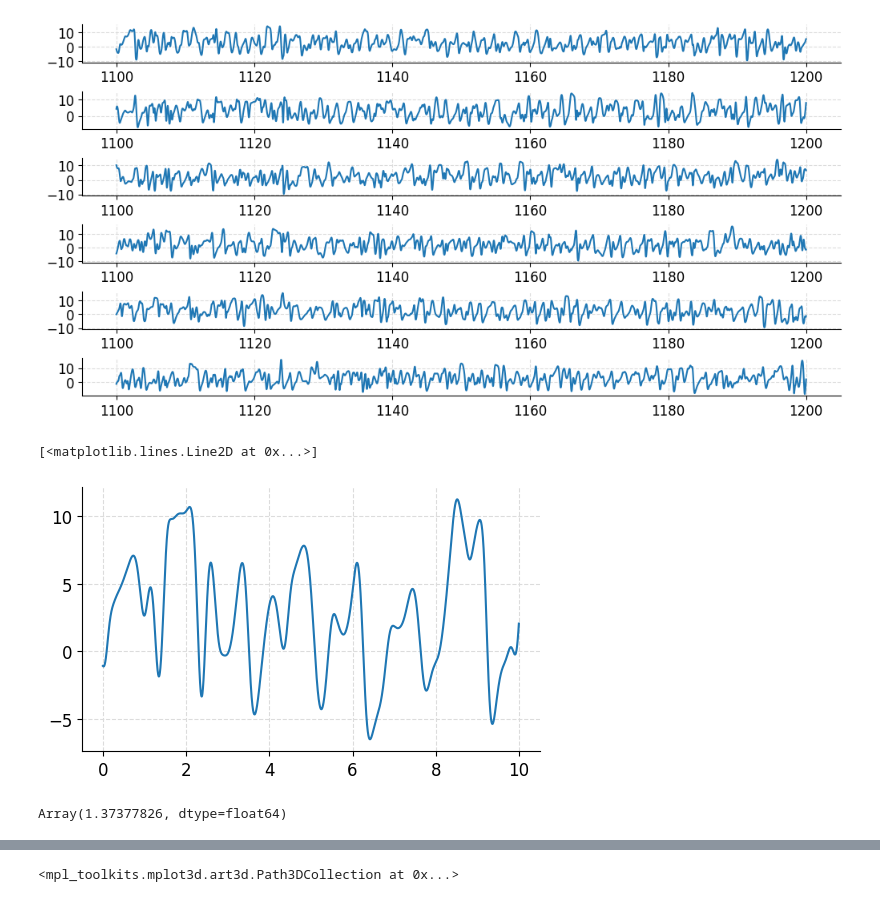
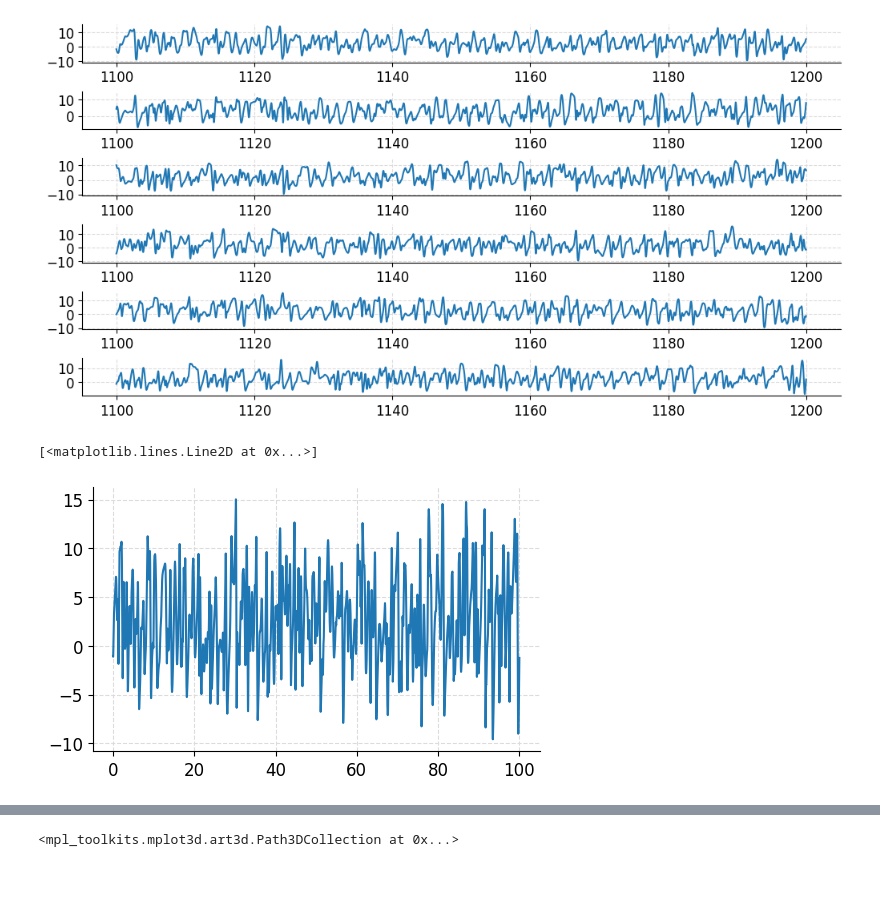
Before and after one commit to Jhko725/sandbox, a Jupyter notebook: notebooks/datasets/lorenz96.ipynb, the cells around one changed output, grey strips where cells are left out. Cells and saved outputs as stored; diff of their text form; code cells hidden in the pictures.

```diff
--- a/notebooks/datasets/lorenz96.ipynb
+++ b/notebooks/datasets/lorenz96.ipynb
@@ -100,15 +51,11 @@ t_burnin = 1000
 u0_init = jax.random.normal(jax.random.key(SEED), shape=(NUM_SAMPLES, lorenz.dim))
 u0 = solve_lorenz_batch(jnp.asarray([0, t_burnin]), u0_init)[:, -1]
 # %%
-t = jnp.arange(0, 10, 0.001)
+t = jnp.arange(0, 100, 0.01)
 u = solve_lorenz_batch(t, u0)
 
 fig, ax = plt.subplots(1, 1, figsize=(5, 3))
 ax.plot(t, u[0, :, 0])
 # %% [output]
 [<matplotlib.lines.Line2D at 0x...>]
-[figure, old version]
+[figure, new version]
-# %%
-(t[1] - t[0]) / freq_from_autocorr(u[0, :, 0])
-# %% [output]
-Array(1.37377826, dtype=float64)
```
Also changed, not shown: parts of 6 cells of this notebook, 5 other files.
